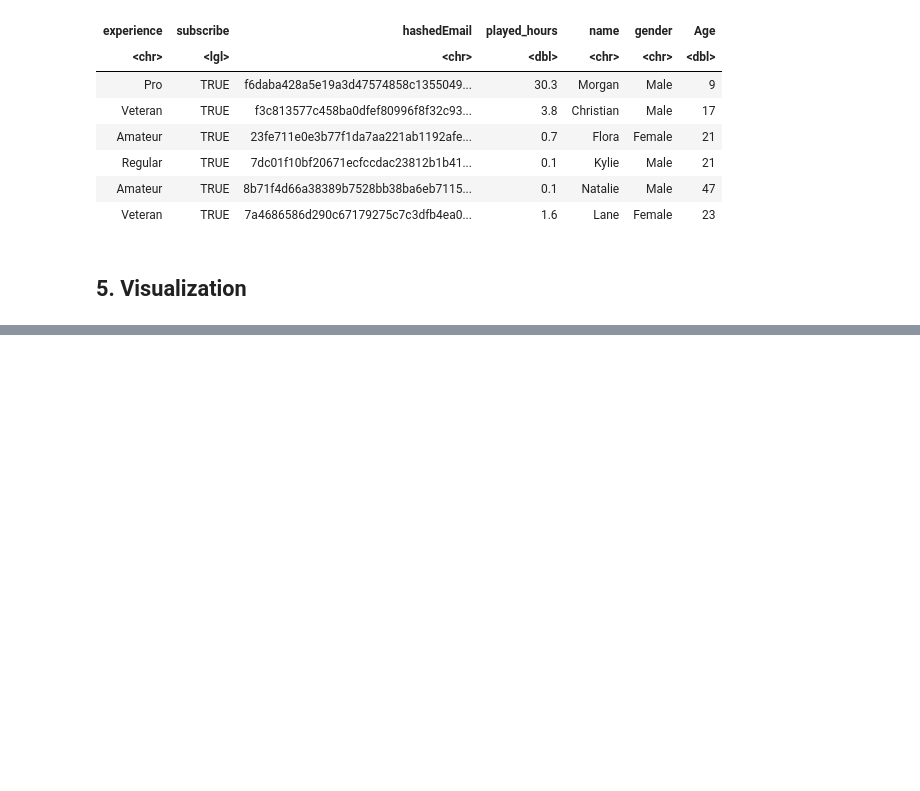
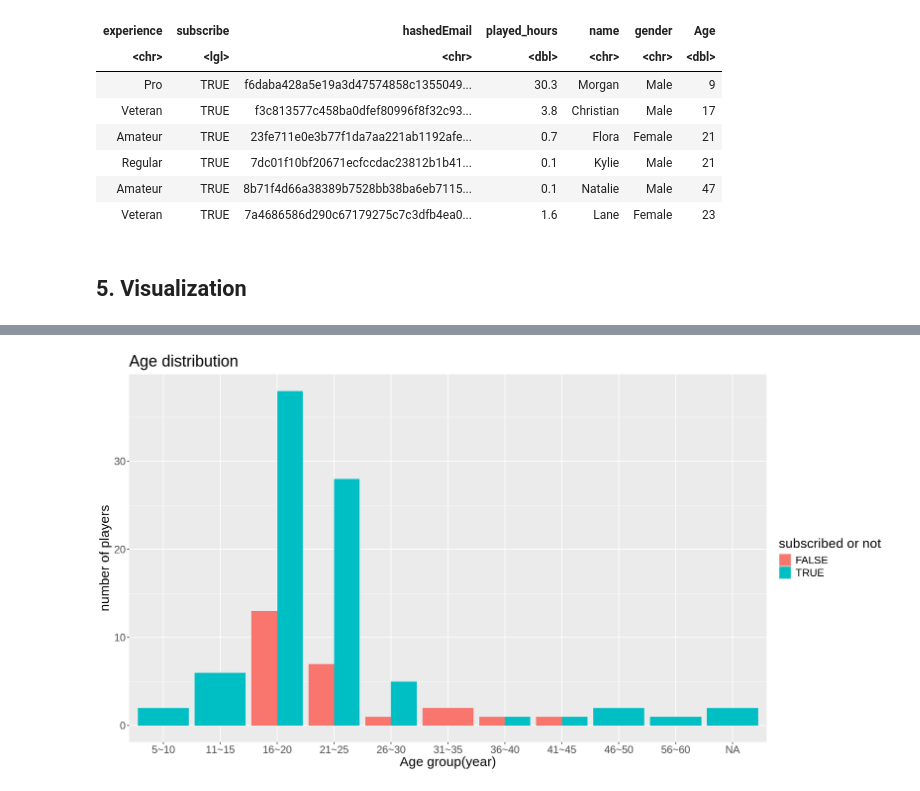
Before and after one commit to kaiii246/project, a Jupyter notebook: individual project .ipynb, the cells around one changed output, grey strips where cells are left out. Drawn from its saved outputs; the diff is of its cells as text; code cells hidden in the pictures; blank space fills up the shorter version.

Commit message:
do the visualization
visualization

```diff
--- a/individual project .ipynb
+++ b/individual project .ipynb
@@ -198,0 +201,4 @@ A tibble: 6 × 7
+# %%
+players_age <- mutate(players_clean, age_group = cut(Age, breaks= c(5,10,15,20,25,30,35,40,45,50,55,60),
+        labels = c("5~10", "11~15", "16~20", "21~25", "26~30", "31~35", "36~40", "41~45", "46~50", "51~55", "56~60")))
+head(players_age)
@@ -198,0 +215,10 @@ A tibble: 6 × 7
+# %%
+options(repr.plot.height = 8, repr.plot.width = 15)
+age_distribution <- players_age |>
+ggplot(aes(x = age_group, fill = subscribe)) +
+geom_bar(position = "dodge") +
+labs(x = "Age group(year)", y = "number of players", fill = "subscribed or not", title = "Age distribution") +
+theme(text= element_text(size=18))
+age_distribution
+# %% [output]
+[figure, added]
```
Also changed, not shown: parts of 4 cells of this notebook.
